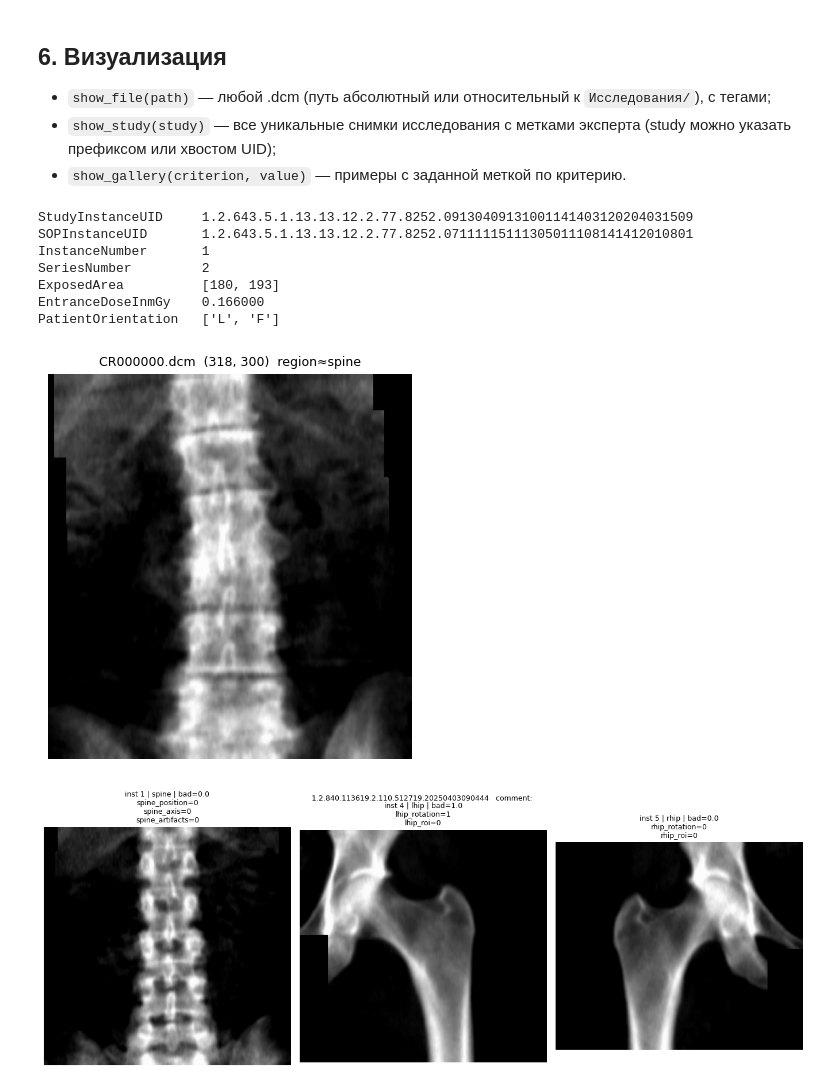
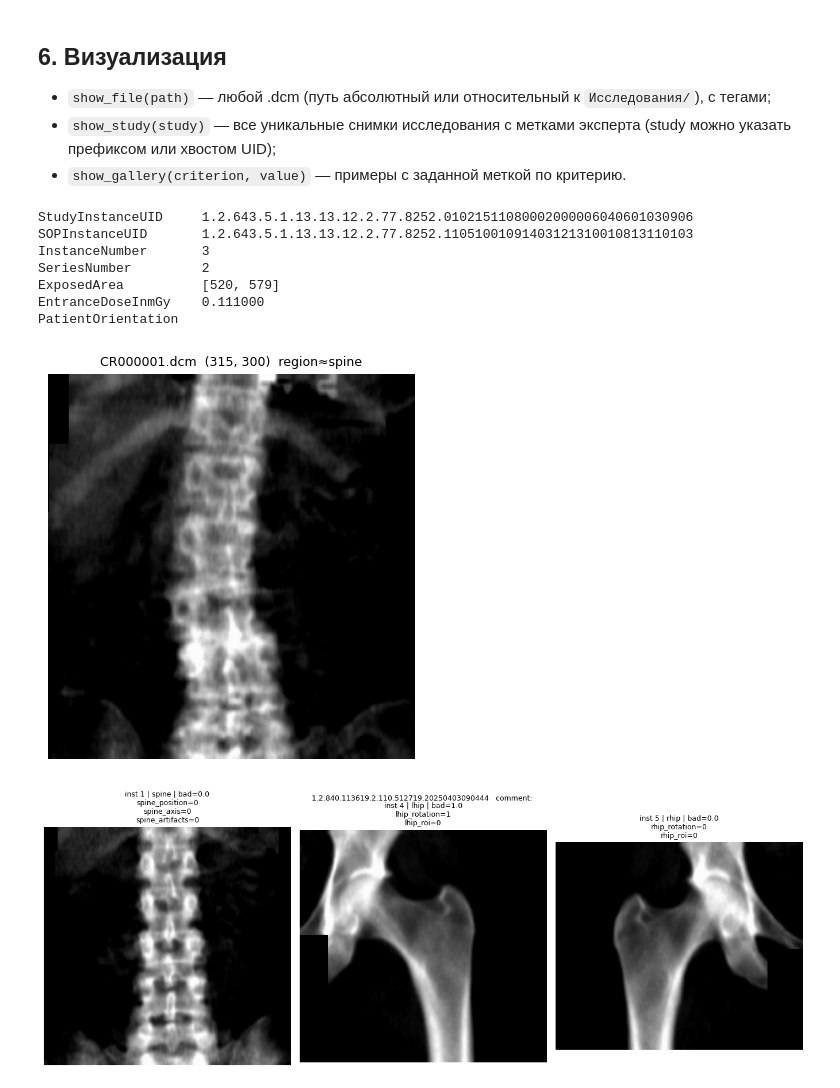
Before and after one commit to theorcos239/LCT_2026, a Jupyter notebook: notebooks/eda.ipynb, the cells around one changed output. Drawn from its saved outputs; the diff is of its cells as text; code cells hidden in the pictures.

```diff
--- a/notebooks/eda.ipynb
+++ b/notebooks/eda.ipynb
@@ -340,16 +340,16 @@ def show_gallery(criterion, value=1, n=8, seed=0):
     fig.suptitle(f'{criterion} = {value}  ({len(studies)} исследований)'); plt.tight_layout(); plt.show()
 # %%
 # Пример: любой файл
-_ = show_file(files[81])
+_ = show_file(files[41])
 # %% [output]
-StudyInstanceUID     1.2.643.5.1.13.13.12.2.77.8252.09130409131001141403120204031509
-SOPInstanceUID       1.2.643.5.1.13.13.12.2.77.8252.07111115111305011108141412010801
-InstanceNumber       1
+StudyInstanceUID     1.2.643.5.1.13.13.12.2.77.8252.01021511080002000006040601030906
+SOPInstanceUID       1.2.643.5.1.13.13.12.2.77.8252.11051001091403121310010813110103
+InstanceNumber       3
 SeriesNumber         2
-ExposedArea          [180, 193]
-EntranceDoseInmGy    0.166000
-PatientOrientation   ['L', 'F']
+ExposedArea          [520, 579]
+EntranceDoseInmGy    0.111000
+PatientOrientation
-[figure, old version]
+[figure, new version]
 # %%
 # Пример: исследование по хвосту UID (с метками эксперта)
 show_study('20250403090444')
```
Also changed, not shown: parts of 1 cell of this notebook, 24 other files.
